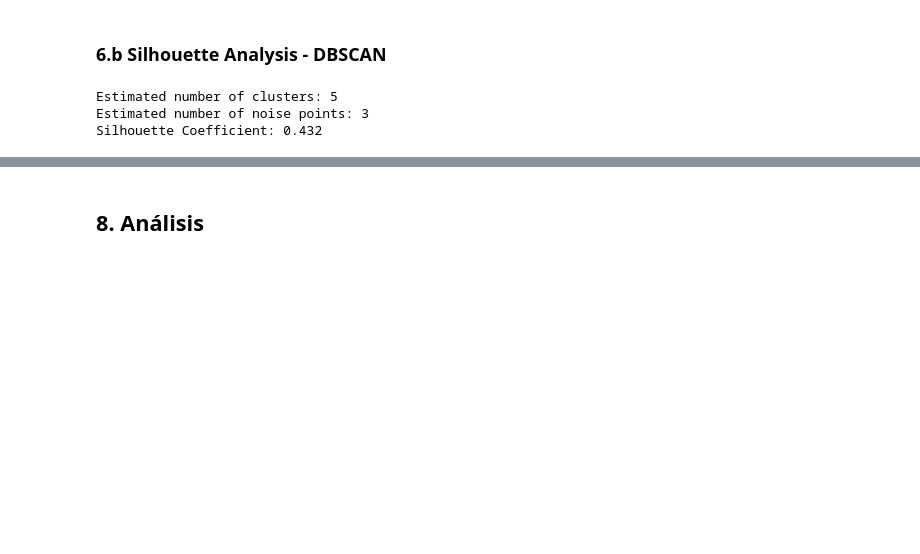
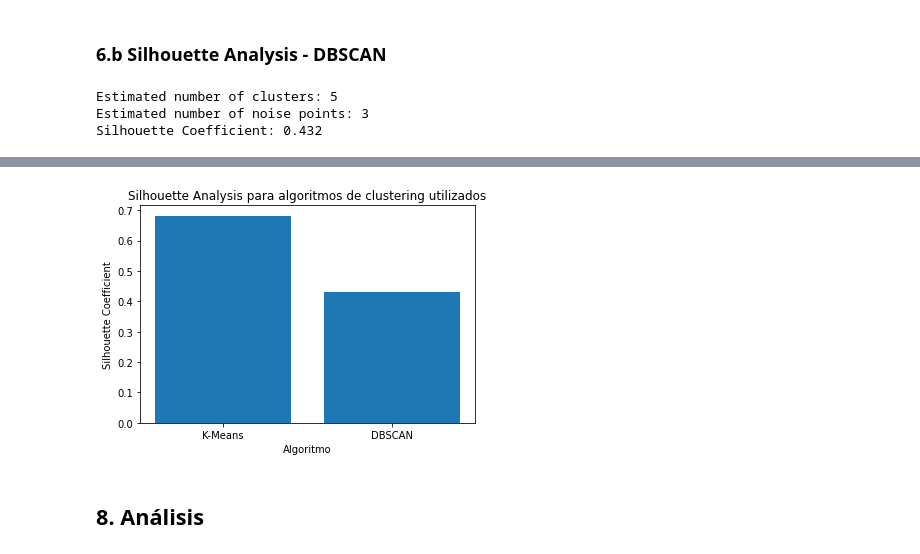
Before and after one commit to esteban062000/Big-Data-II-2021, a Jupyter notebook: tareas/tarea_3/notebook_tarea_3.ipynb, the cells around one changed output, grey strips where cells are left out. Drawn from its saved outputs; the diff is of its cells as text; code cells hidden in the pictures; blank space fills up the shorter version.

```diff
--- a/tareas/tarea_3/notebook_tarea_3.ipynb
+++ b/tareas/tarea_3/notebook_tarea_3.ipynb
@@ -308,2 +321,14 @@ Gráfica + tabla
+# %%
+x = ["K-Means", "DBSCAN"]
+y = [0.682, 0.432]
+
+plt.title("Silhouette Analysis para algoritmos de clustering utilizados")
+plt.xlabel("Algoritmo")
+plt.ylabel("Silhouette Coefficient")
+plt.bar(x, y)
+plt.xticks(x, ('K-Means', 'DBSCAN'))
+plt.show()
+# %% [output]
+[figure, added]
 # %% [markdown]
 ## 8. Análisis
```
Also changed, not shown: parts of 7 cells of this notebook.
